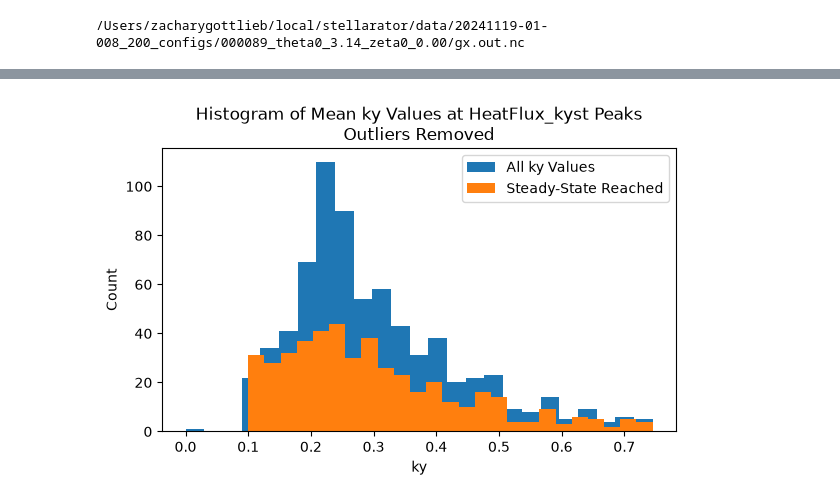
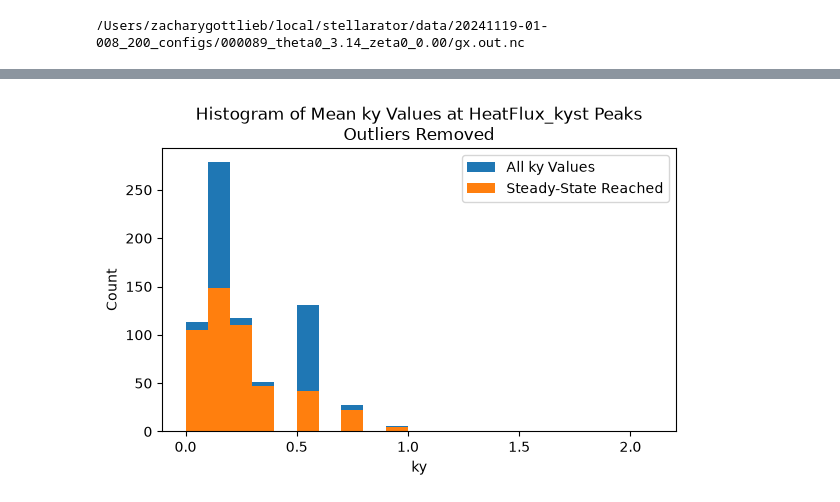
Before and after one commit to zgott06/pugs, a Jupyter notebook: examples/resolution_filter/resolution_filter.ipynb, the cells around one changed output, grey strips where cells are left out. Drawn from its saved outputs; the diff is of its cells as text; code cells hidden in the pictures.

```diff
--- a/examples/resolution_filter/resolution_filter.ipynb
+++ b/examples/resolution_filter/resolution_filter.ipynb
@@ -177,20 +180,18 @@ print(f"{ss_failed_df.shape[0]}  runs fail filter and reaches steady-state")
 # %%
 fig, ax = plt.subplots(1, 1, figsize=(6,4))
 
-nbins = 25
-
-ax.hist(df["ky"], bins=nbins, label="All ky Values")
-ax.hist(ss_df["ky"], bins=nbins, label="Steady-State Reached")
+ax.hist(df["ky"], bins=ky, label="All ky Values")
+ax.hist(ss_df["ky"], bins=ky, label="Steady-State Reached")
 
 ax.set_xlabel("ky")
 ax.set_ylabel("Count")
 ax.set_title("Histogram of Mean ky Values at HeatFlux_kyst Peaks\nOutliers Removed")
 
 ax.legend()
 plt.tight_layout()
 plt.show()
 # %% [output]
-[figure, old version]
+[figure, new version]
 # %%
 logx = np.log(ss_df["start_time"])
 logy = np.log(ss_df["mean"])
```
Also changed, not shown: parts of 15 cells of this notebook, 3 other files.
